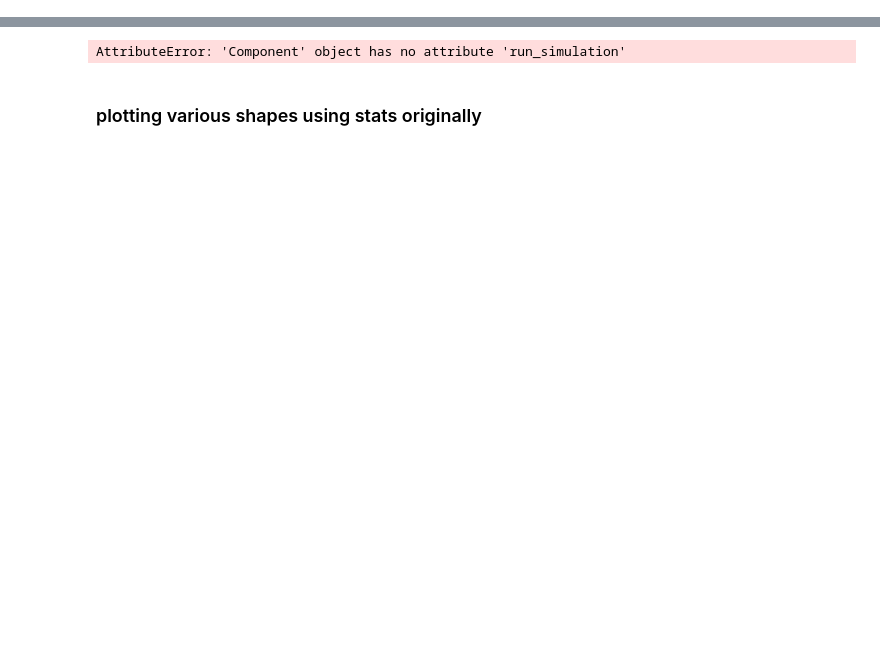
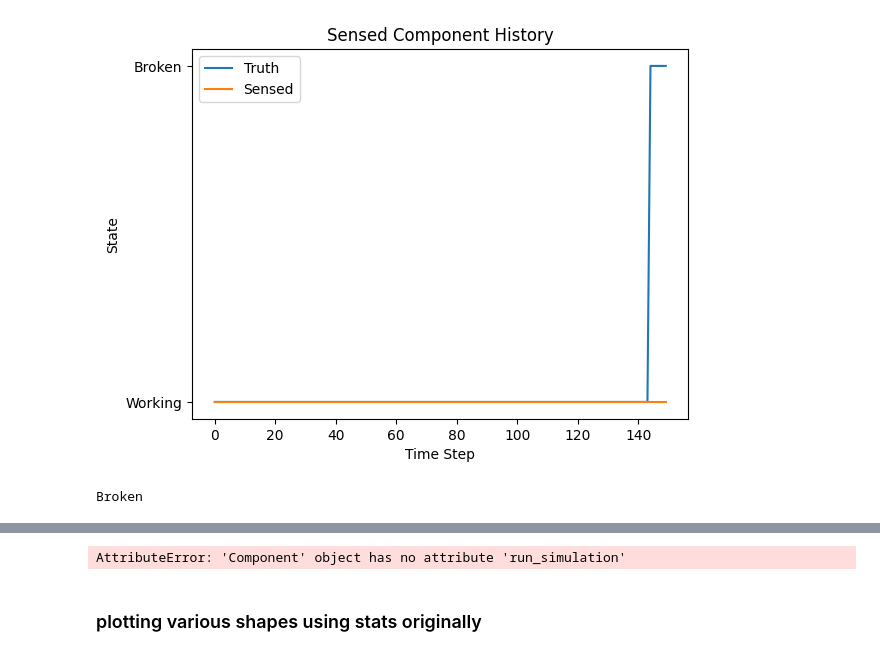
Before and after one commit to andreyaW/KISS, a Jupyter notebook: shipClass/object_test/comp_tests.ipynb, the cells around one changed output, grey strips where cells are left out. Cells and saved outputs as stored; diff of their text form; code cells hidden in the pictures; blank space fills up the shorter version.

```diff
--- a/shipClass/object_test/comp_tests.ipynb
+++ b/shipClass/object_test/comp_tests.ipynb
@@ -18,0 +21,24 @@ c1 = Component("name", 100, states, transition_mat)
+# %%
+# testing 1 sensor attached to 1 component
+
+from shipClass.Sensor import Sensor
+from shipClass.Component import Component
+from shipClass.SensedComp import SensedComp
+
+import numpy as np
+
+states={0: 'Working', 1: 'Broken'}
+comp_transition_matrix = np.array([[0.99, 0.01], [0, 1]])
+sensor_transition_matrix = np.array([[0.5, 0.5], [0, 1]])
+
+c1 = Component("comp1", states, comp_transition_matrix)
+s1 = Sensor("sensor1", states, sensor_transition_matrix)
+
+sc1 = SensedComp(c1, s1)
+sc1.simulate(150)
+sc1.plotHistory()
+xc
+print(sc1.sensors.currentState())
+# %% [output]
+[figure, added]
+Broken
```
Also changed, not shown: parts of 10 cells of this notebook, 20 other files.
